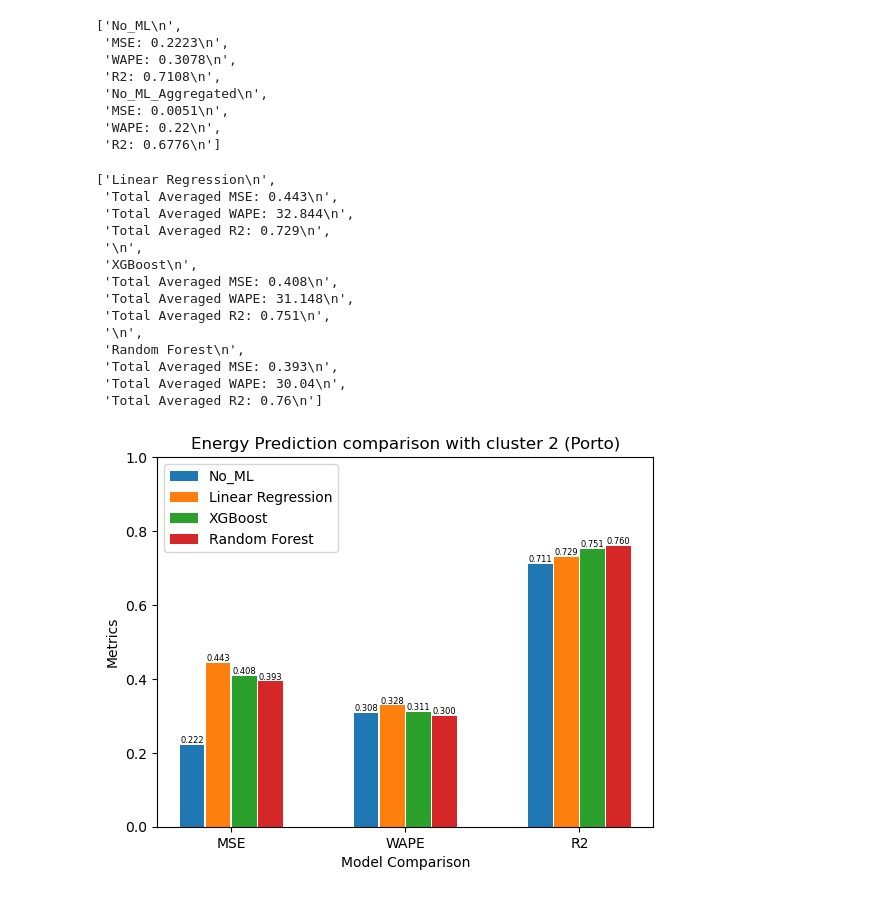
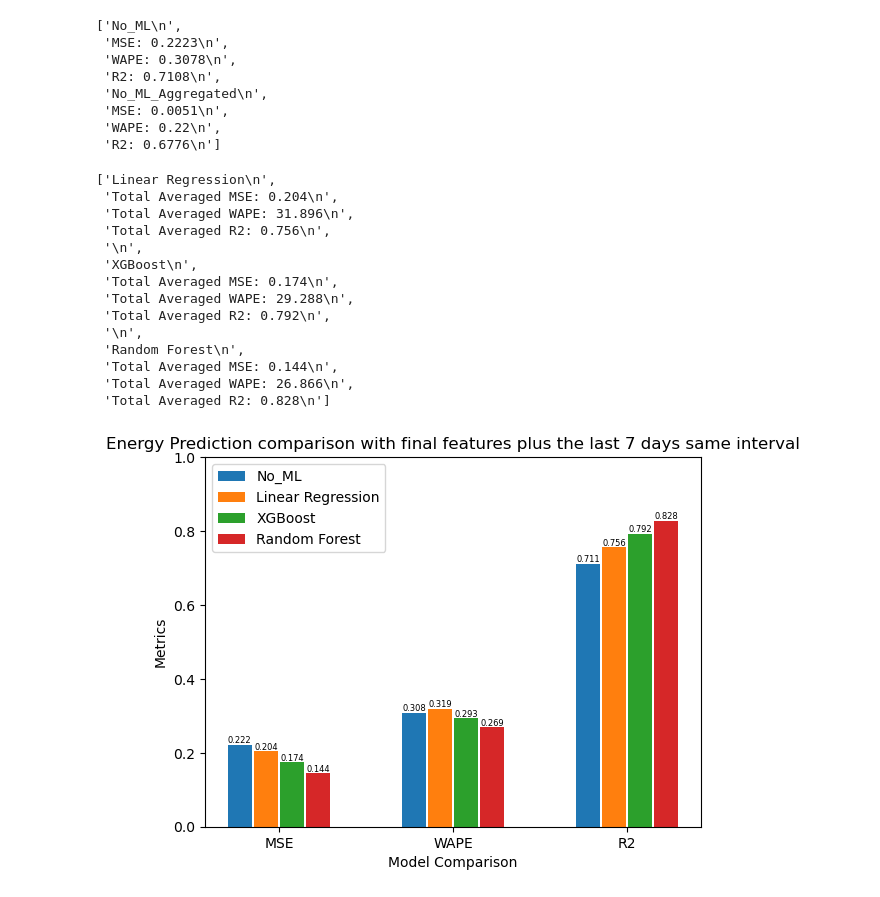
Before and after one commit to franciscomonteiro85/rec-energy-prediction-algorithm, a Jupyter notebook: Graphics.ipynb, the cells around one changed output. Cells and saved outputs as stored; diff of their text form; code cells hidden in the pictures.

```diff
--- a/Graphics.ipynb
+++ b/Graphics.ipynb
@@ -67,26 +67,26 @@ lines_noml
  'WAPE: 0.22\n',
  'R2: 0.6776\n']
 # %%
-with open('gpu_logs/cluster2.txt') as f:
+with open('gpu_logs/selected_7days.txt') as f:
     lines = f.readlines()
 lines_porto = lines[-14:]
 lines_porto
 # %% [output]
 ['Linear Regression\n',
- 'Total Averaged MSE: 0.443\n',
- 'Total Averaged WAPE: 32.844\n',
- 'Total Averaged R2: 0.729\n',
+ 'Total Averaged MSE: 0.204\n',
+ 'Total Averaged WAPE: 31.896\n',
+ 'Total Averaged R2: 0.756\n',
  '\n',
  'XGBoost\n',
- 'Total Averaged MSE: 0.408\n',
- 'Total Averaged WAPE: 31.148\n',
- 'Total Averaged R2: 0.751\n',
+ 'Total Averaged MSE: 0.174\n',
+ 'Total Averaged WAPE: 29.288\n',
+ 'Total Averaged R2: 0.792\n',
  '\n',
  'Random Forest\n',
- 'Total Averaged MSE: 0.393\n',
- 'Total Averaged WAPE: 30.04\n',
- 'Total Averaged R2: 0.76\n']
+ 'Total Averaged MSE: 0.144\n',
+ 'Total Averaged WAPE: 26.866\n',
+ 'Total Averaged R2: 0.828\n']
 # %%
-show_graphic(lines_porto, lines_noml, "Energy Prediction comparison with cluster 2 (Porto)", 'images/cluster2.png')
+show_graphic(lines_porto, lines_noml, "Energy Prediction comparison with final features plus the last 7 days same interval", 'images/final_selected_7days.png')
 # %% [output]
-[figure, old version]
+[figure, new version]
```
Also changed, not shown: parts of 6 cells of this notebook, 13 other files.
